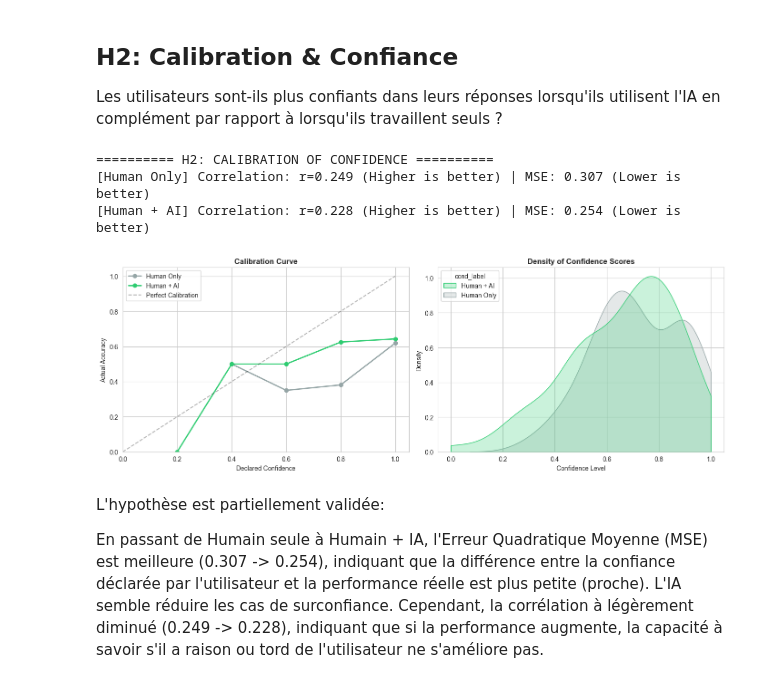
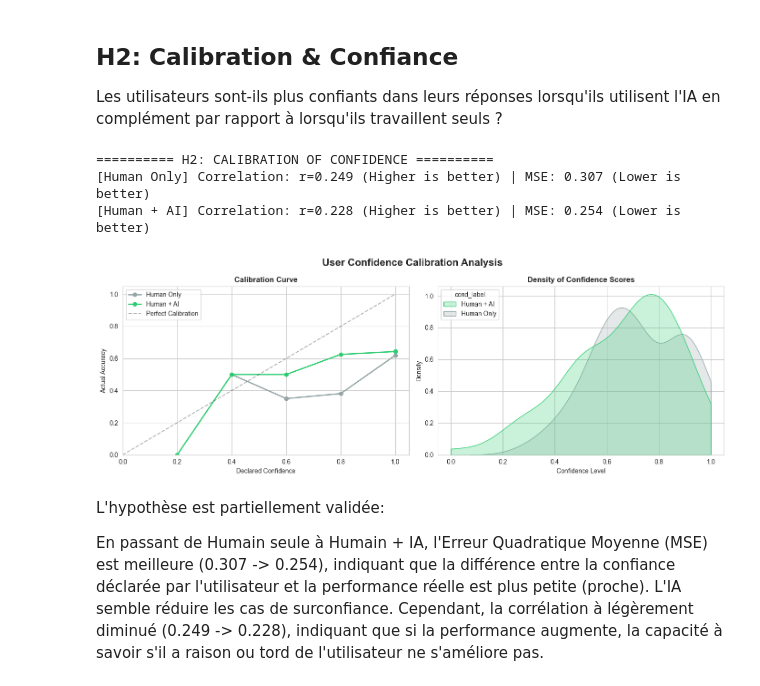
Before and after one commit to VictorFleiser/AI-Detection-Extension, a Jupyter notebook: main.ipynb, the cells around one changed output. Cells and saved outputs as stored; diff of their text form; code cells hidden in the pictures.

```diff
--- a/main.ipynb
+++ b/main.ipynb
@@ -204,34 +204,36 @@ for cond in conditions:
     calib_curve = subset.groupby('bin')['is_correct_num'].mean()
 
     axes[0].plot(bins[1:], calib_curve, marker='o', label=cond, linewidth=2, color=colors[cond])
 
 # Reference line (Perfect Calibration: Confidence = Accuracy)
 axes[0].plot([0, 1], [0, 1], 'k--', alpha=0.3, label="Perfect Calibration")
 
 axes[0].set_title("Calibration Curve", weight='bold')
 axes[0].set_xlabel("Declared Confidence")
 axes[0].set_ylabel("Actual Accuracy")
 axes[0].set_ylim(0, 1.05)
 axes[0].set_xlim(0, 1.05)
 axes[0].legend()
 
 # --- Plot B: Confidence Distribution ---
 # How confident were users generally?
 sns.kdeplot(data=dec, x='user_confidence', hue='cond_label',
             fill=True, palette=colors, ax=axes[1], clip=(0,1), warn_singular=False)
 
 axes[1].set_title("Density of Confidence Scores", weight='bold')
 axes[1].set_xlabel("Confidence Level")
 axes[1].set_ylabel("Density")
 
+plt.suptitle("User Confidence Calibration Analysis", weight='bold', size=16)
+
 plt.tight_layout()
 plt.savefig(os.path.join(PLOTS_DIR, "H2_Calibration.png"), dpi=300)
 plt.show()
 # %% [output]
 ========== H2: CALIBRATION OF CONFIDENCE ==========
 [Human Only] Correlation: r=0.249 (Higher is better) | MSE: 0.307 (Lower is better)
 [Human + AI] Correlation: r=0.228 (Higher is better) | MSE: 0.254 (Lower is better)
-[figure, old version]
+[figure, new version]
 # %% [markdown]
 L'hypothèse est partiellement validée:
 
```
Also changed, not shown: parts of 3 cells of this notebook.
